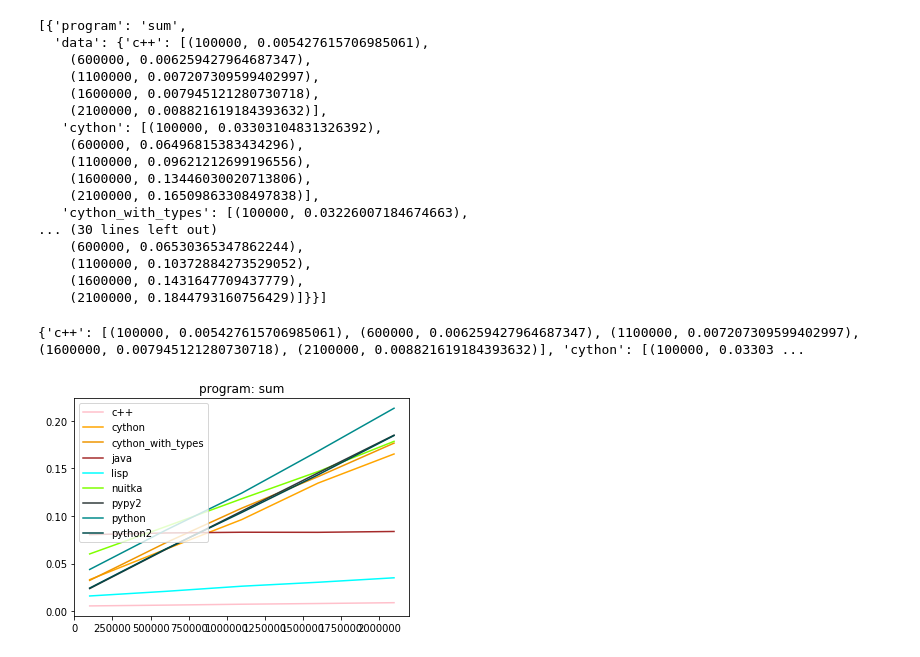
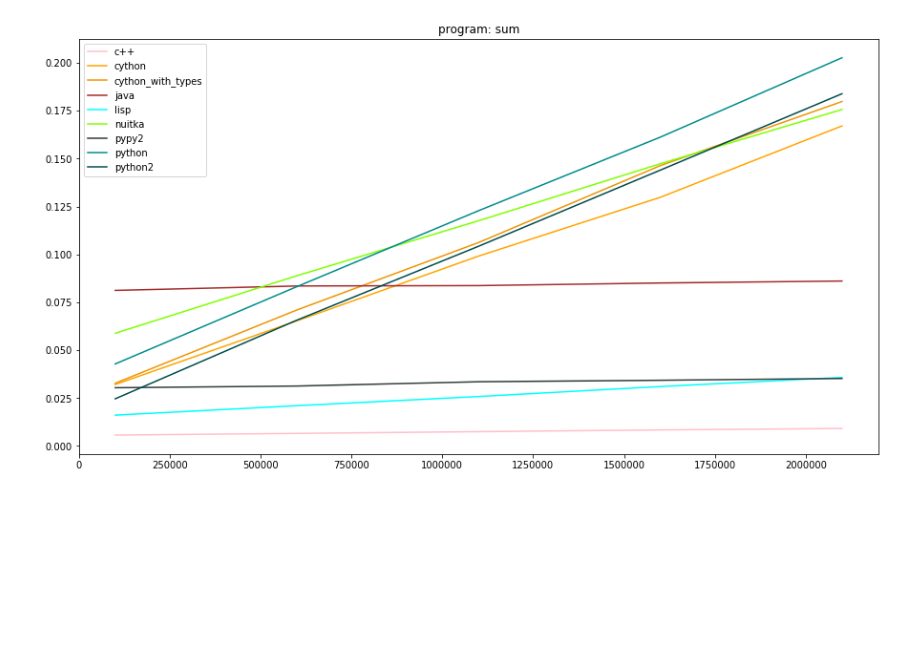
Before and after one commit to vmstarchenko/py-cmp, a Jupyter notebook: results.ipynb, the cells around one changed output. Drawn from its saved outputs; the diff is of its cells as text; code cells hidden in the pictures; blank space fills up the shorter version.

```diff
--- a/results.ipynb
+++ b/results.ipynb
@@ -35,7 +35,10 @@ def group_results(results):
     results = deepcopy(results)
     for program_results in results:
         groupped_results = ldict()
-        for compiler, time, arg in program_results['data']:
+        for executor in program_results['data']:
+            compiler = executor.name
+            time = executor.time
+            arg = executor.args
             groupped_results[compiler].append((int(arg[0]), time))
 
         for value in groupped_results.values():
@@ -43,38 +46,26 @@ def group_results(results):
         program_results['data'] = dict(groupped_results)
 
     return results
-groupped_results = group_results(results)
-groupped_results
+# groupped_results = group_results(results)
+# groupped_results
-# %% [output]
-[{'program': 'sum',
-  'data': {'c++': [(100000, 0.005427615706985061),
-    (600000, 0.006259427964687347),
-    (1100000, 0.007207309599402997),
-    (1600000, 0.007945121280730718),
-    (2100000, 0.008821619184393632)],
-   'cython': [(100000, 0.03303104831326392),
-    (600000, 0.06496815383434296),
-    (1100000, 0.09621212699196556),
-    (1600000, 0.13446030020713806),
-    (2100000, 0.16509863308497838)],
-   'cython_with_types': [(100000, 0.03226007184674663),
-... (30 lines left out)
-    (600000, 0.06530365347862244),
-    (1100000, 0.10372884273529052),
-    (1600000, 0.1431647709437779),
-    (2100000, 0.1844793160756429)]}}]
 # %%
 def plot_result(program, data):
+    if not data:
+        return
+
     plt.title('program: %s' % program)
 
-    if len(data) == 1:
+
+    if len(list(data.values())[0]) == 1:
         plt.barh([d[0] for d in data], width=[d[1] for d in data], color=[colors[d[0]] for d in data], )
         plt.xlabel('seconds')
         plt.tight_layout()
     else:
-        print(data)
+        # print(data)
         for executor, values in data.items():
-            x, y = np.array(values).T
+            x, y = np.array([(v.args[0], v.time) for v in values]).T
+            # print(y, x)
+            # y -= y[0]
             plt.plot(x, y, label=executor, color=colors[executor])
         plt.legend()
     plt.savefig(os.path.join('etc/img/', '%s.png' % program))
@@ -93,8 +84,8 @@ colors = {
     "clisp": "cyan",
 }
 # %%
-for result in groupped_results:
+plt.figure(figsize=(15, 8))
+for result in results:
     plot_result(**result)
 # %% [output]
-{'c++': [(100000, 0.005427615706985061), (600000, 0.006259427964687347), (1100000, 0.007207309599402997), (1600000, 0.007945121280730718), (2100000, 0.008821619184393632)], 'cython': [(100000, 0.03303 ...
-[figure, old version]
+[figure, new version]
```
Also changed, not shown: parts of 1 cell of this notebook, 6 other files.
